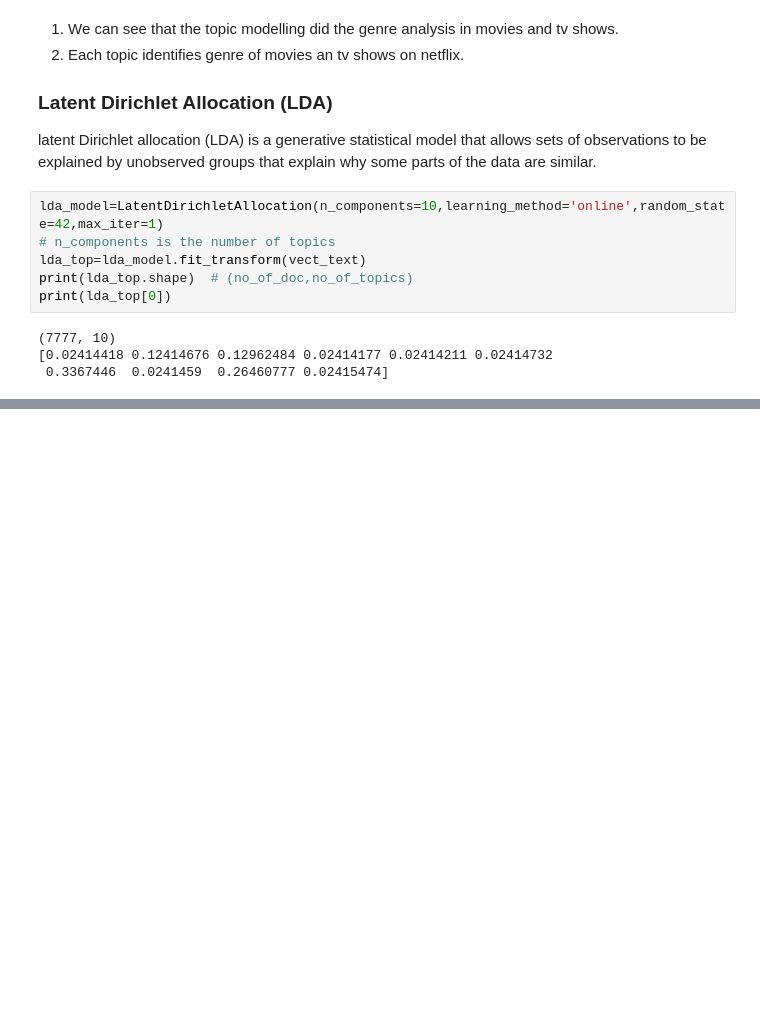
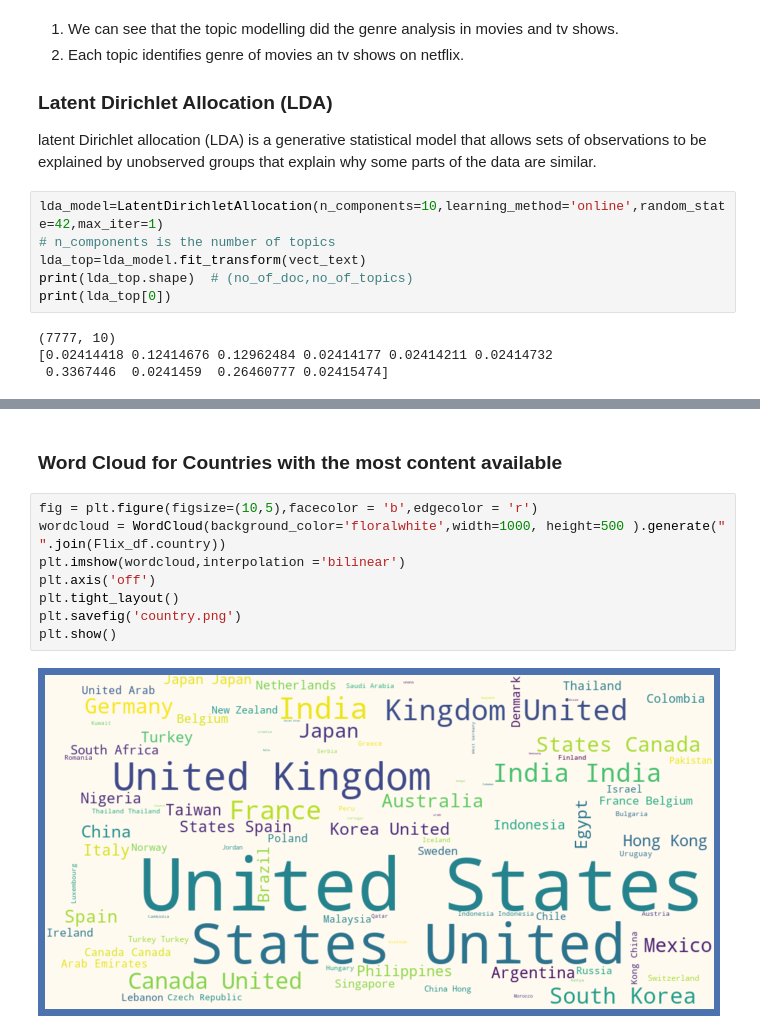
Before and after one commit to AnshRockstar/Netflix-Tv-show-and-Movie-Clustering, a Jupyter notebook: Capstone_4_NETFLIX_MOVIES_AND_TV_SHOWS_CLUSTERING.ipynb, the cells around one changed output, grey strips where cells are left out. Cells and saved outputs as stored; diff of their text form; blank space fills up the shorter version.

```diff
--- a/Capstone_4_NETFLIX_MOVIES_AND_TV_SHOWS_CLUSTERING.ipynb
+++ b/Capstone_4_NETFLIX_MOVIES_AND_TV_SHOWS_CLUSTERING.ipynb
@@ -1093,0 +1193,12 @@ print(lda_top[0])
+# %% [markdown]
+### **Word Cloud for Countries with the most content available**
+# %%
+fig = plt.figure(figsize=(10,5),facecolor = 'b',edgecolor = 'r')
+wordcloud = WordCloud(background_color='floralwhite',width=1000, height=500 ).generate(" ".join(Flix_df.country))
+plt.imshow(wordcloud,interpolation ='bilinear')
+plt.axis('off')
+plt.tight_layout()
+plt.savefig('country.png')
+plt.show()
+# %% [output]
+[figure, added]
```
Also changed, not shown: parts of 6 cells of this notebook.
